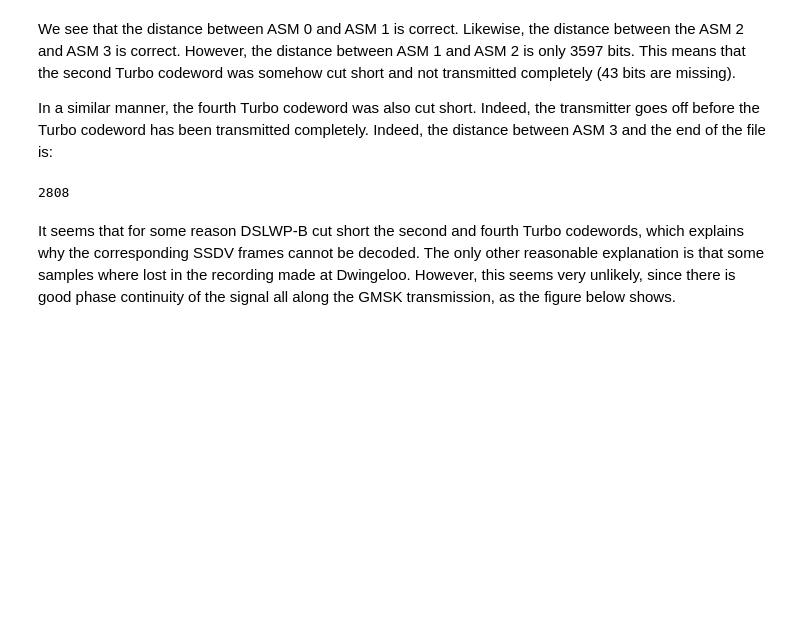
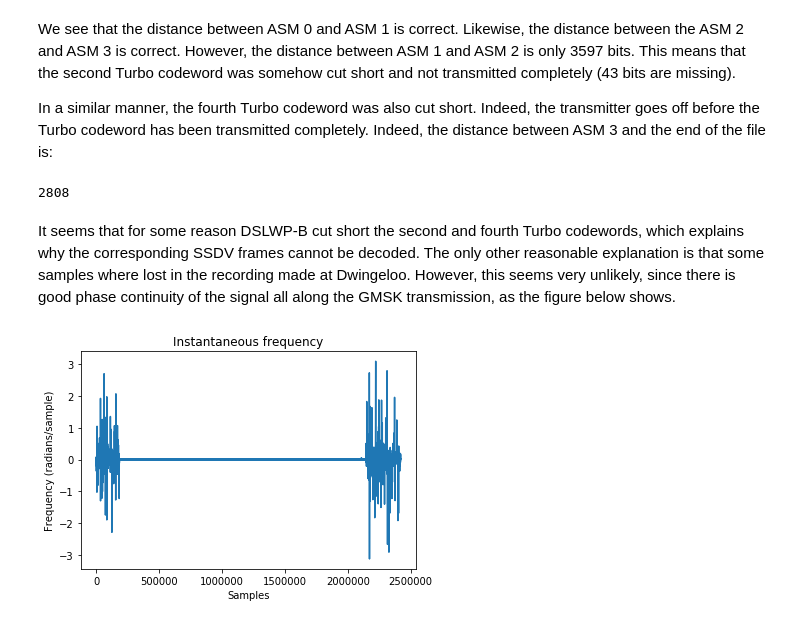
Before and after one commit to daniestevez/jupyter_notebooks, a Jupyter notebook: dslwp/DSLWP GMSK SSDV.ipynb, the cells around one changed output. Drawn from its saved outputs; the diff is of its cells as text; code cells hidden in the pictures; blank space fills up the shorter version.

Commit message:
Included phase continuity graph in DSLWP GMSK SSDV

```diff
--- a/dslwp/DSLWP GMSK SSDV.ipynb
+++ b/dslwp/DSLWP GMSK SSDV.ipynb
@@ -73,3 +73,10 @@ asm_corr.size-np.where(asm_corr > 40)[0][-1]
 2808
 # %% [markdown]
 It seems that for some reason DSLWP-B cut short the second and fourth Turbo codewords, which explains why the corresponding SSDV frames cannot be decoded. The only other reasonable explanation is that some samples where lost in the recording made at Dwingeloo. However, this seems very unlikely, since there is good phase continuity of the signal all along the GMSK transmission, as the figure below shows.
+# %%
+plt.plot(np.diff(np.unwrap(np.angle(x))))
+plt.title('Instantaneous frequency')
+plt.ylabel('Frequency (radians/sample)')
+plt.xlabel('Samples');
+# %% [output]
+[figure, added]
```
